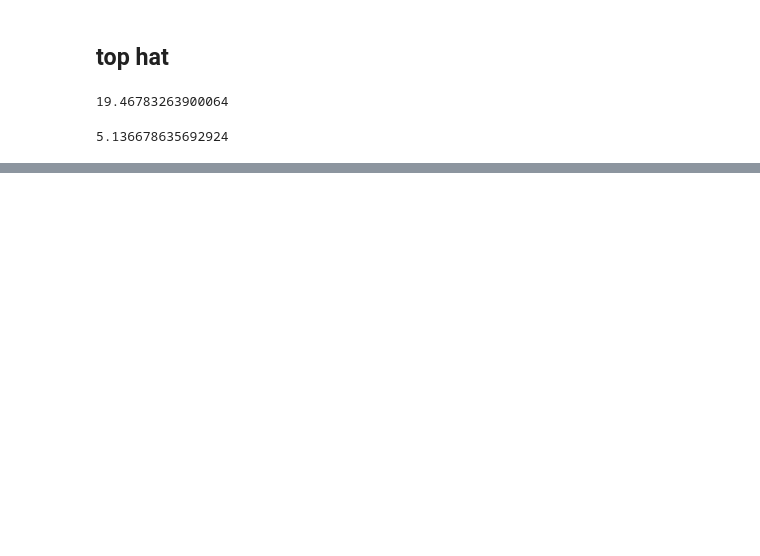
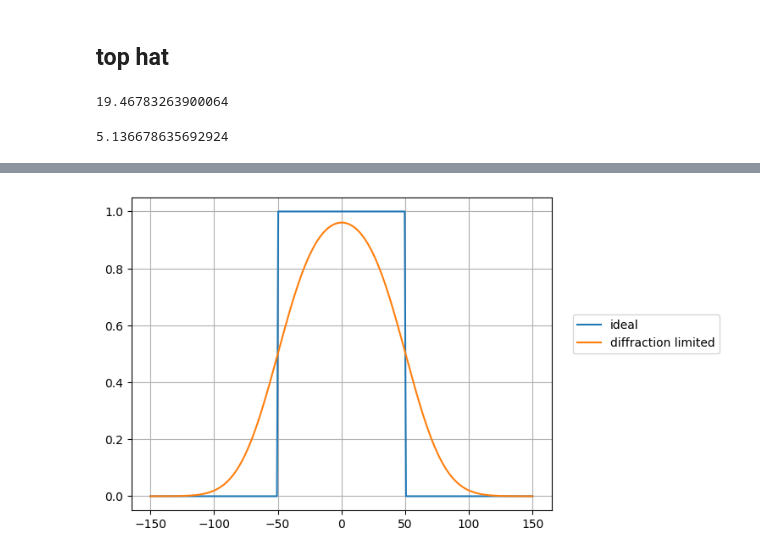
Before and after one commit to prestonhuft/amo-calcs, a Jupyter notebook: hiding_module.ipynb, the cells around one changed output, grey strips where cells are left out. Cells and saved outputs as stored; diff of their text form; code cells hidden in the pictures; blank space fills up the shorter version.

```diff
--- a/hiding_module.ipynb
+++ b/hiding_module.ipynb
@@ -28,0 +242,7 @@ TH/DL
+# %%
+plt.plot(x_pts/um, tophat_pts, label='ideal')
+plt.plot(x_pts/um, np.convolve(tophat_pts, spot_pts, mode='same'), label='diffraction limited')
+plt.legend(loc=(1.05,0.5))
+plt.grid(visible=None, which='major')
+# %% [output]
+[figure, added]
```
Also changed, not shown: parts of 24 cells of this notebook.
